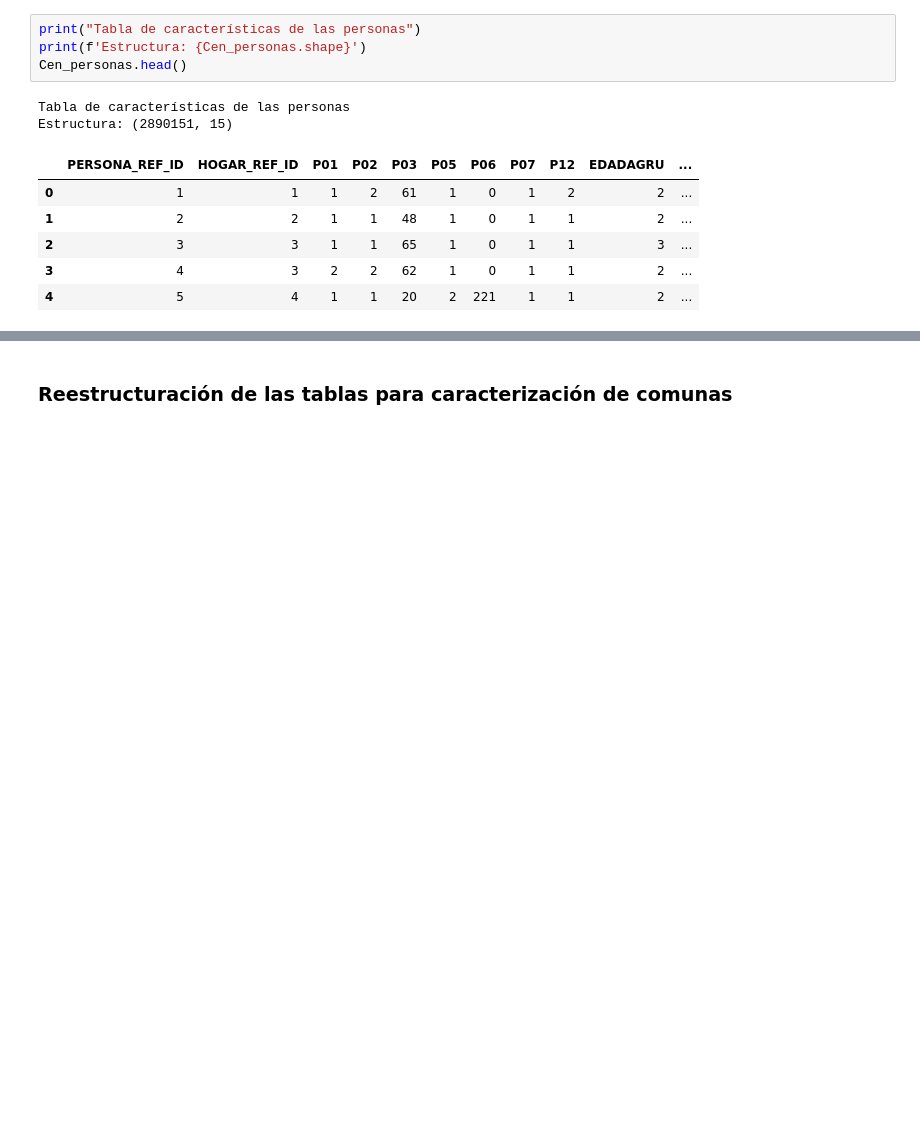
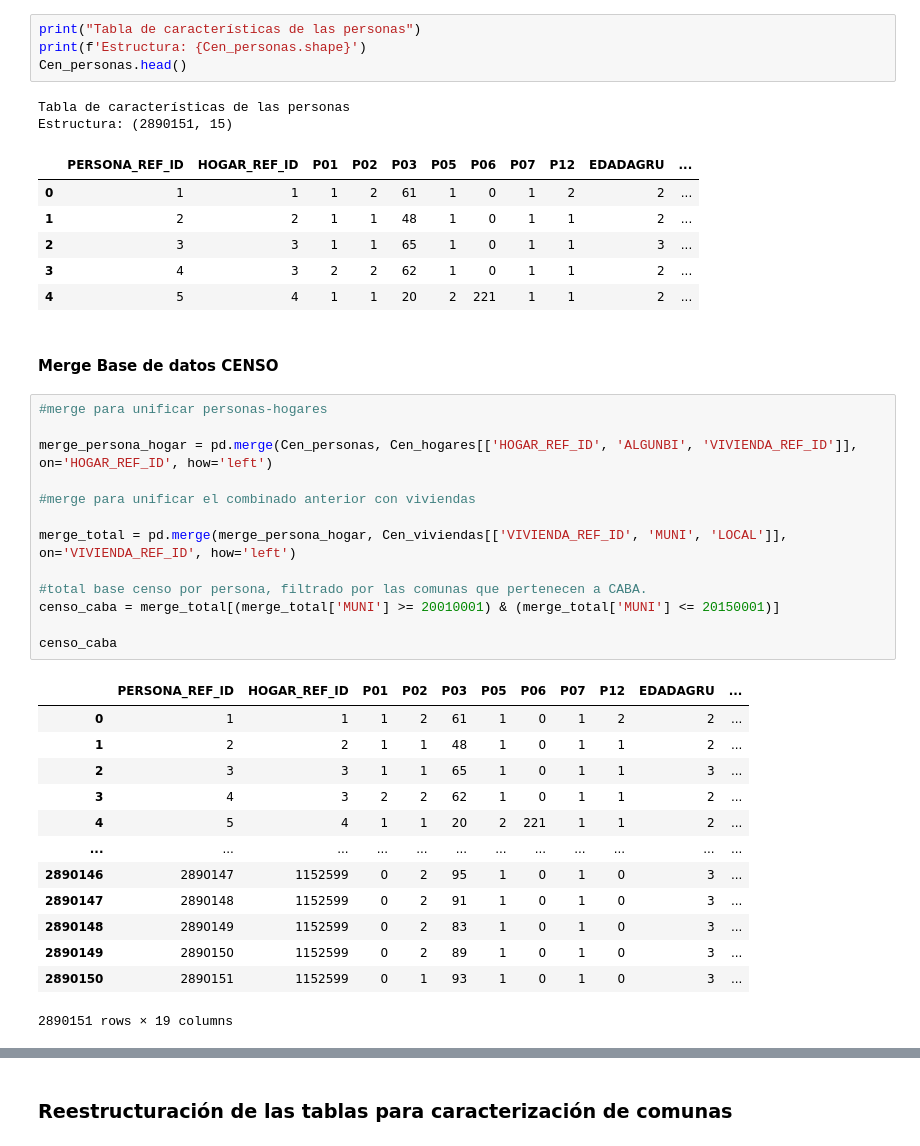
Before and after one commit to nicolasfaccini/Analisis-Elecciones-Generales-2023-Python, a Jupyter notebook: Informe.ipynb, the cells around one changed output, grey strips where cells are left out. Saved outputs shown, nothing was run; the diff lists cells and outputs as text; blank space fills up the shorter version.

Commit message:
Actualización bases del censo

```diff
--- a/Informe.ipynb
+++ b/Informe.ipynb
@@ -146,3 +156,32 @@ Estructura: (2890151, 15)
 | 2 | 3 | 3 | 1 | 1 | 65 | 1 | 0 | 1 | 1 | 3 | ... |
 | 3 | 4 | 3 | 2 | 2 | 62 | 1 | 0 | 1 | 1 | 2 | ... |
 | 4 | 5 | 4 | 1 | 1 | 20 | 2 | 221 | 1 | 1 | 2 | ... |
+# %% [markdown]
+#### Merge Base de datos CENSO
+# %%
+#merge para unificar personas-hogares
+
+merge_persona_hogar = pd.merge(Cen_personas, Cen_hogares[['HOGAR_REF_ID', 'ALGUNBI', 'VIVIENDA_REF_ID']], on='HOGAR_REF_ID', how='left')
+
+#merge para unificar el combinado anterior con viviendas
+
+merge_total = pd.merge(merge_persona_hogar, Cen_viviendas[['VIVIENDA_REF_ID', 'MUNI', 'LOCAL']], on='VIVIENDA_REF_ID', how='left')
+
+#total base censo por persona, filtrado por las comunas que pertenecen a CABA.
+censo_caba = merge_total[(merge_total['MUNI'] >= 20010001) & (merge_total['MUNI'] <= 20150001)]
+
+censo_caba
+# %% [output]
+|  | PERSONA_REF_ID | HOGAR_REF_ID | P01 | P02 | P03 | P05 | P06 | P07 | P12 | EDADAGRU | ... |
+| 0 | 1 | 1 | 1 | 2 | 61 | 1 | 0 | 1 | 2 | 2 | ... |
+| 1 | 2 | 2 | 1 | 1 | 48 | 1 | 0 | 1 | 1 | 2 | ... |
+| 2 | 3 | 3 | 1 | 1 | 65 | 1 | 0 | 1 | 1 | 3 | ... |
+| 3 | 4 | 3 | 2 | 2 | 62 | 1 | 0 | 1 | 1 | 2 | ... |
+| 4 | 5 | 4 | 1 | 1 | 20 | 2 | 221 | 1 | 1 | 2 | ... |
+| ... | ... | ... | ... | ... | ... | ... | ... | ... | ... | ... | ... |
+| 2890146 | 2890147 | 1152599 | 0 | 2 | 95 | 1 | 0 | 1 | 0 | 3 | ... |
+| 2890147 | 2890148 | 1152599 | 0 | 2 | 91 | 1 | 0 | 1 | 0 | 3 | ... |
+| 2890148 | 2890149 | 1152599 | 0 | 2 | 83 | 1 | 0 | 1 | 0 | 3 | ... |
+| 2890149 | 2890150 | 1152599 | 0 | 2 | 89 | 1 | 0 | 1 | 0 | 3 | ... |
+| 2890150 | 2890151 | 1152599 | 0 | 1 | 93 | 1 | 0 | 1 | 0 | 3 | ... |
+2890151 rows × 19 columns
```
Also changed, not shown: parts of 9 cells of this notebook.
